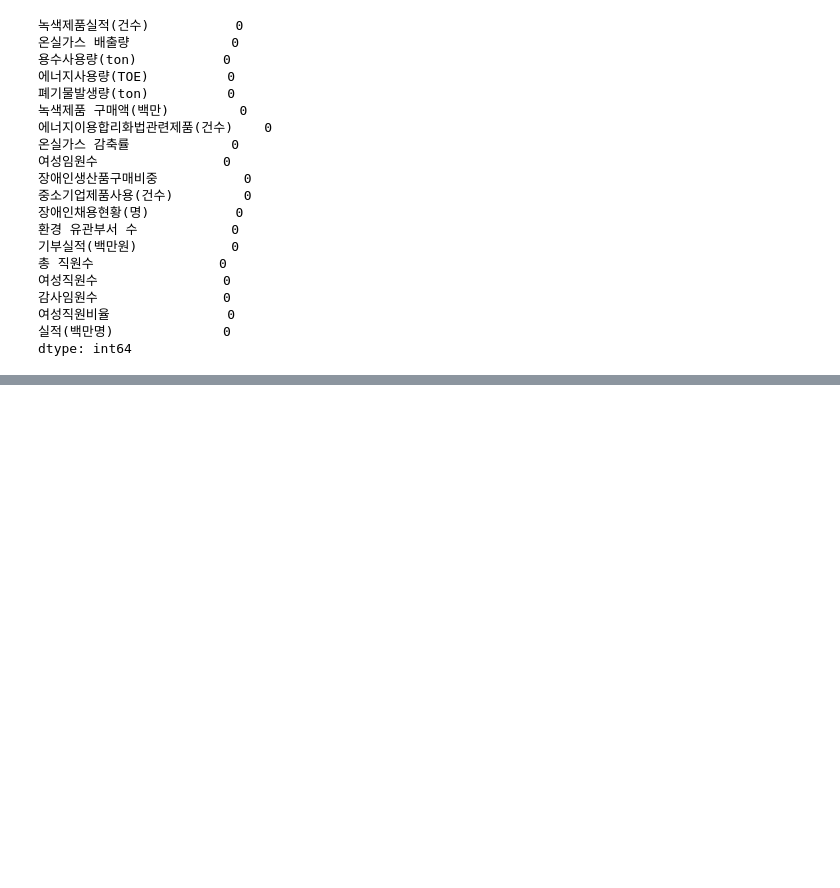
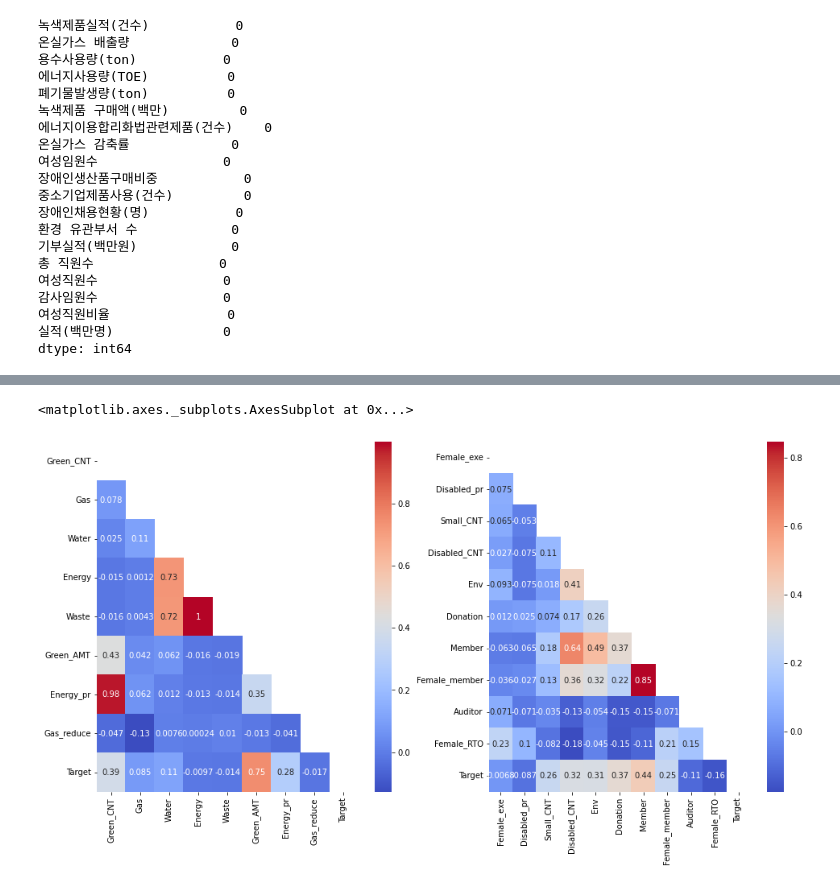
Before and after one commit to dev-gw/Procurement_analysis, a Jupyter notebook: DS_gw.ipynb, the cells around one changed output, grey strips where cells are left out. Saved outputs shown, nothing was run; the diff lists cells and outputs as text; code cells hidden in the pictures; blank space fills up the shorter version.

```diff
--- a/DS_gw.ipynb
+++ b/DS_gw.ipynb
@@ -100,0 +137,19 @@ dtype: int64
+# %%
+# 상관관계 분석(분류)
+env_column = ['Green_CNT','Gas','Water','Energy','Waste','Green_AMT','Energy_pr','Gas_reduce', 'Target']
+hm_column = ['Female_exe','Disabled_pr','Small_CNT','Disabled_CNT','Env','Donation','Member','Female_member','Auditor','Female_RTO', 'Target']
+
+env_corr = data[env_column].corr()
+hm_corr = data[hm_column].corr()
+# %%
+# 시각화
+mask1 = np.zeros_like(env_corr)
+mask2 = np.zeros_like(hm_corr)
+mask1[np.triu_indices_from(mask1)] = True
+mask2[np.triu_indices_from(mask2)] = True
+fig, axs = plt.subplots(figsize=(16,8), nrows=1,ncols=2, squeeze=False)
+sns.heatmap(env_corr, annot=True,mask=mask1, cmap='coolwarm', ax=axs[0][0])
+sns.heatmap(hm_corr, annot=True, mask=mask2, cmap='coolwarm', ax=axs[0][1])
+# %% [output]
+<matplotlib.axes._subplots.AxesSubplot at 0x...>
+[figure, added]
```
Also changed, not shown: parts of 3 cells of this notebook.
